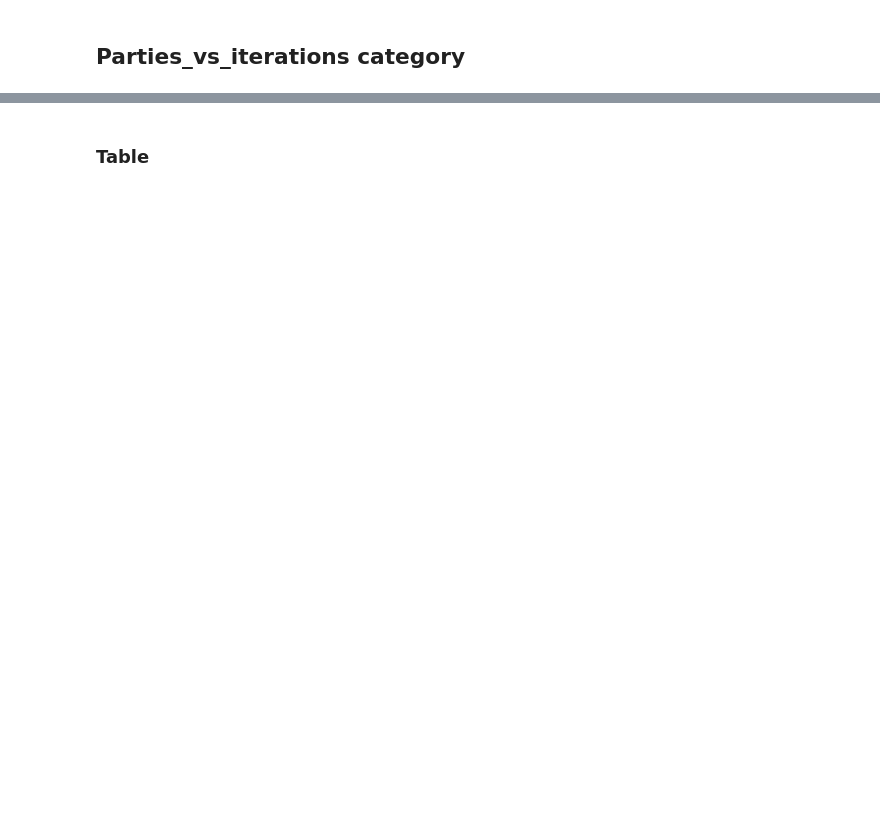
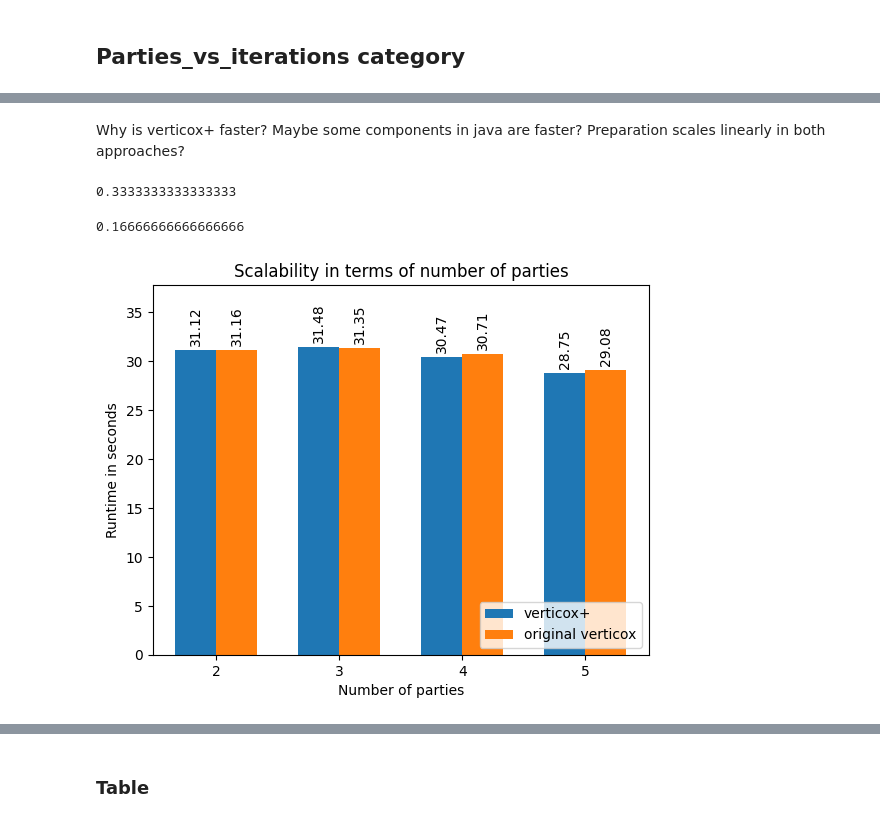
Before and after one commit to CARRIER-project/verticox, a Jupyter notebook: plot_benchmarks_with_c_index.ipynb, the cells around one changed output, grey strips where cells are left out. Saved outputs shown, nothing was run; the diff lists cells and outputs as text; code cells hidden in the pictures; blank space fills up the shorter version.

```diff
--- a/plot_benchmarks_with_c_index.ipynb
+++ b/plot_benchmarks_with_c_index.ipynb
@@ -111,0 +193,9 @@ parties_vs_iterations[["parties", "iterations", "preparation_runtime", "converge
+# %% [markdown]
+Why is verticox+ faster? Maybe some components in java are faster? Preparation scales linearly in both approaches?
+# %%
+two_bar_plot(selection.index, selection.convergence_runtime, "verticox+", selection.convergence_runtime_original,
+             "original verticox", "Scalability in terms of number of parties", "Number of parties","Runtime in seconds")
+# %% [output]
+0.3333333333333333
+0.16666666666666666
+[figure, added]
```
Also changed, not shown: parts of 39 cells of this notebook, 1 other file.
